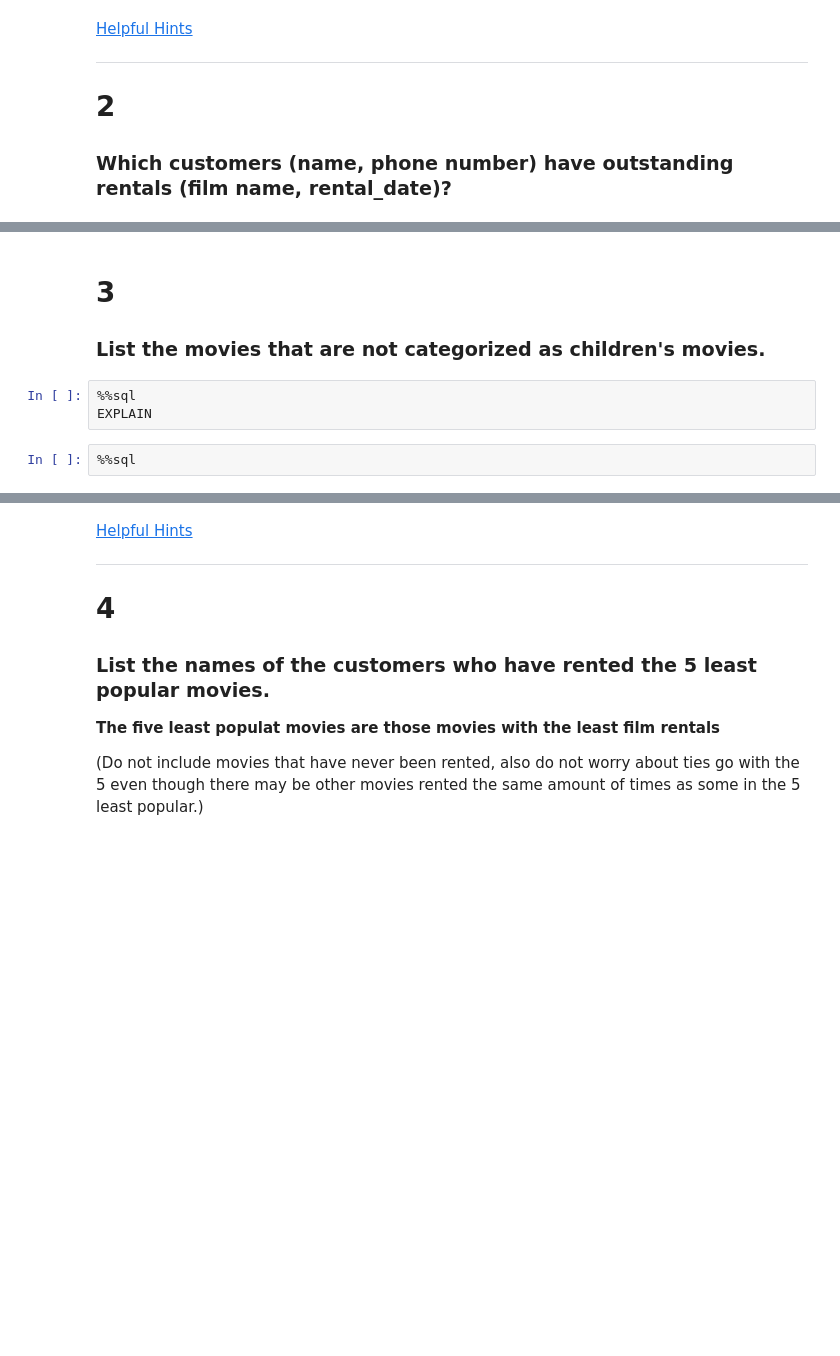
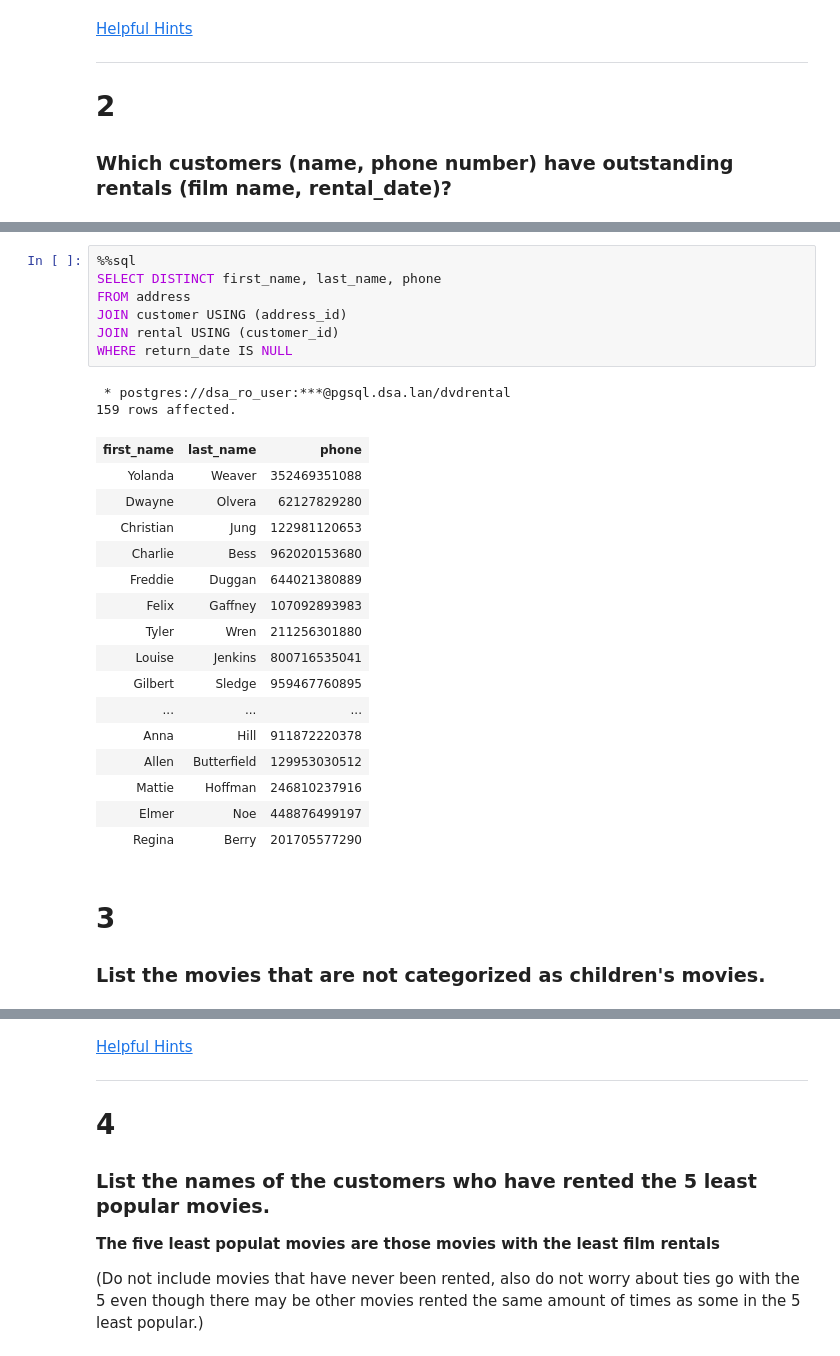
Before and after one commit to BlakeBigG/Database_and_Analytics_MS, a Jupyter notebook: modules/module4/exercises/Nested.ipynb, the cells around one changed output, grey strips where cells are left out. Saved outputs shown, nothing was run; the diff lists cells and outputs as text; blank space fills up the shorter version.

```diff
--- a/modules/module4/exercises/Nested.ipynb
+++ b/modules/module4/exercises/Nested.ipynb
@@ -46,9 +116,30 @@ EXPLAIN
+# %%
+%%sql
+SELECT DISTINCT first_name, last_name, phone
+FROM address
+JOIN customer USING (address_id)
+JOIN rental USING (customer_id)
+WHERE return_date IS NULL
+# %% [output]
+ * postgres://dsa_ro_user:***@pgsql.dsa.lan/dvdrental
+159 rows affected.
+| first_name | last_name | phone |
+| Yolanda | Weaver | 352469351088 |
+| Dwayne | Olvera | 62127829280 |
+| Christian | Jung | 122981120653 |
+| Charlie | Bess | 962020153680 |
+| Freddie | Duggan | 644021380889 |
+| Felix | Gaffney | 107092893983 |
+| Tyler | Wren | 211256301880 |
+| Louise | Jenkins | 800716535041 |
+| Gilbert | Sledge | 959467760895 |
+| ... | ... | ... |
+| Anna | Hill | 911872220378 |
+| Allen | Butterfield | 129953030512 |
+| Mattie | Hoffman | 246810237916 |
+| Elmer | Noe | 448876499197 |
+| Regina | Berry | 201705577290 |
 # %% [markdown]
 # 3
 
 ### List the movies that are not categorized as children's movies.
-# %%
-%%sql
-EXPLAIN
-# %%
-%%sql
```
Also changed, not shown: parts of 26 cells of this notebook.
